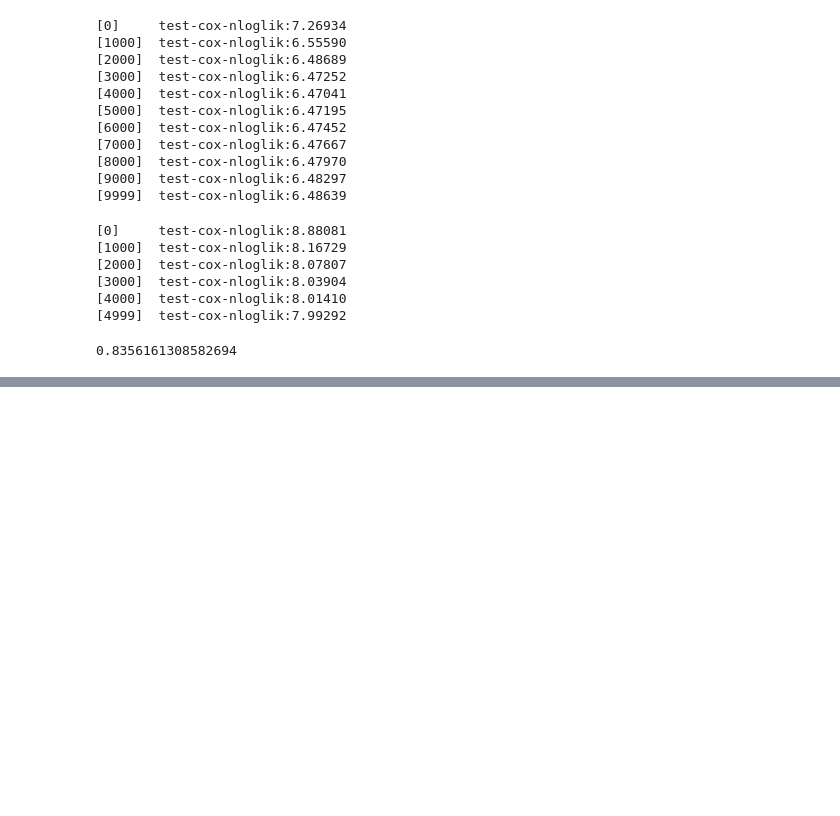
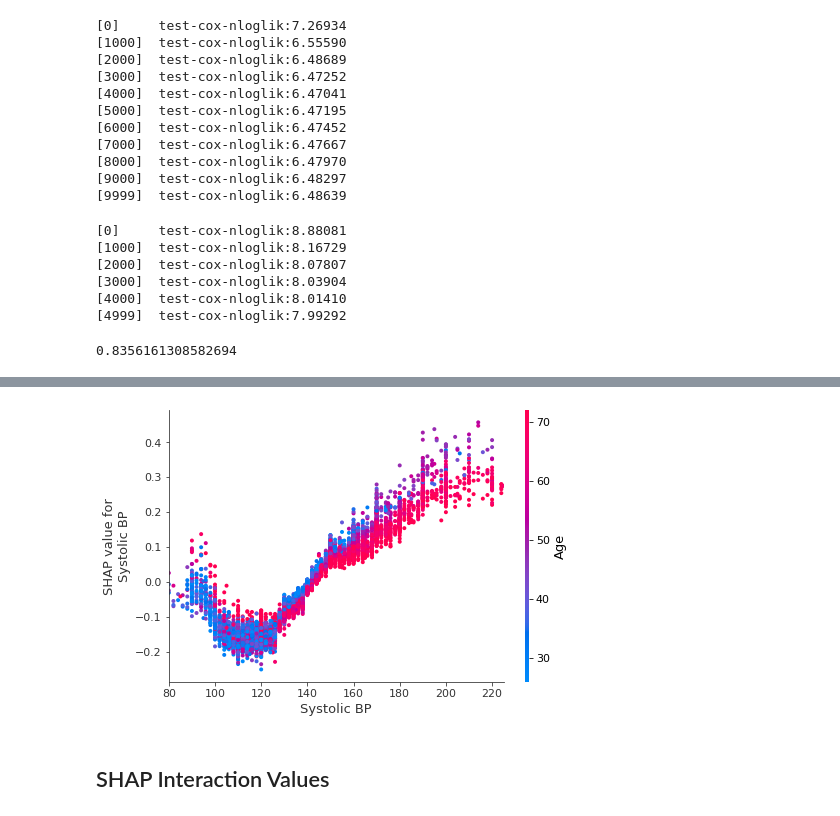
Before and after one commit to JaaLynch/nh-shap, a Jupyter notebook: nh-shap.ipynb, the cells around one changed output, grey strips where cells are left out. Saved outputs shown, nothing was run; the diff lists cells and outputs as text; code cells hidden in the pictures; blank space fills up the shorter version.

```diff
--- a/nh-shap.ipynb
+++ b/nh-shap.ipynb
@@ -93,0 +121,10 @@ shap.summary_plot(shap_values, X)
+# %%
+# setting show=False allows us to continue customizing the matplotlib plot before displaying it
+shap.dependence_plot("Systolic BP", shap_values, X, show=False)
+pl.xlim(80,225)
+# Add other matplotlib customizations here
+pl.show()
+# %% [output]
+[figure, added]
+# %% [markdown]
+## SHAP Interaction Values
```
Also changed, not shown: parts of 21 cells of this notebook, 1 other file.
